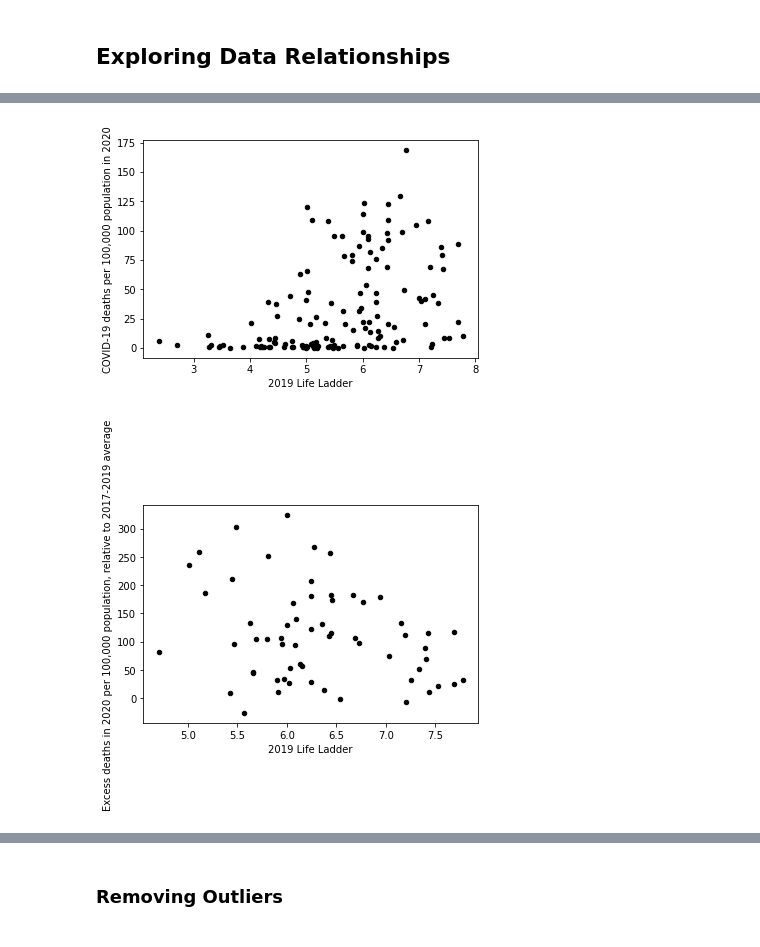
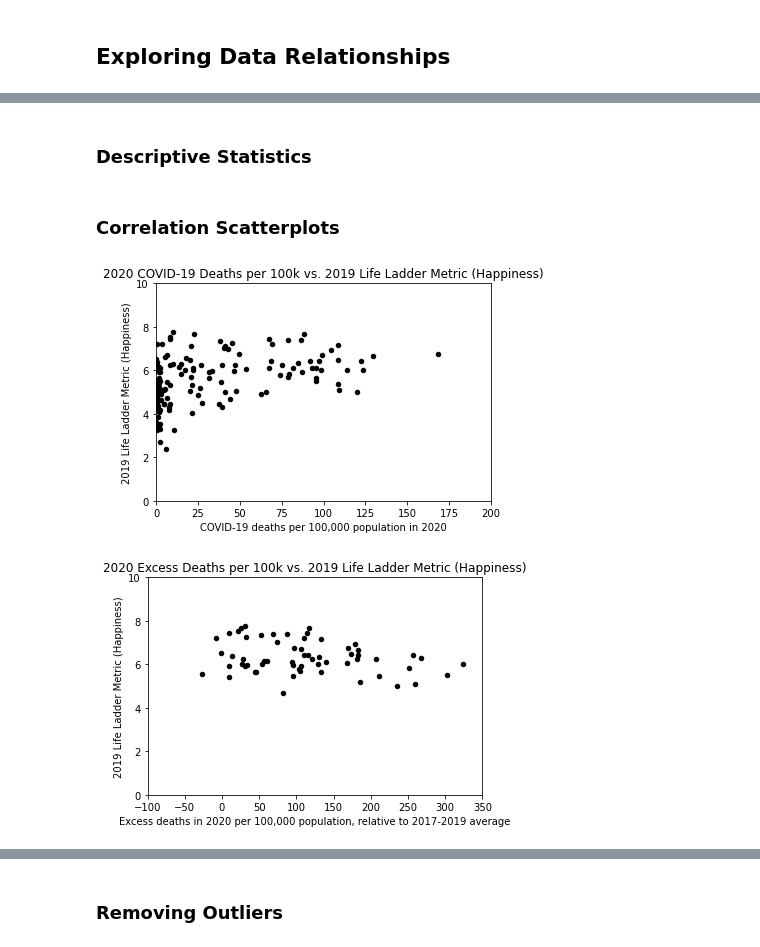
Before and after one commit to sydnipierce/butler-groupD-project1, a Jupyter notebook: Analysis/data_expl_cleansing.ipynb, the cells around one changed output, grey strips where cells are left out. Saved outputs shown, nothing was run; the diff lists cells and outputs as text; code cells hidden in the pictures.

Commit message:
Created scatter plots for relationships to death rate

```diff
--- a/Analysis/data_expl_cleansing.ipynb
+++ b/Analysis/data_expl_cleansing.ipynb
@@ -143,0 +143,2 @@ main_corr
+# %% [markdown]
+### Descriptive Statistics
@@ -144,17 +147,27 @@ main_corr
+# %% [markdown]
+### Correlation Scatterplots
 # %%
 # Examine relationships via scatter plots
 # Create scatter plot comparing happiness to death rate
-df.plot(kind='scatter',x='2019 Life Ladder',y='COVID-19 deaths per 100,000 population in 2020',color='black')
+df.plot(kind='scatter',x='COVID-19 deaths per 100,000 population in 2020',y='2019 Life Ladder',color='black')
+plt.title('2020 COVID-19 Deaths per 100k vs. 2019 Life Ladder Metric (Happiness)')
+plt.ylabel("2019 Life Ladder Metric (Happiness)")
+plt.xlim(0, 200)
+plt.ylim(0, 10)
 
 # Display the chart
 plt.show()
 # %% [output]
-[figure, old version]
+[figure, new version]
 # %%
 # Create scatter plot comparing happiness to excess deaths
-df.plot(kind='scatter',x='2019 Life Ladder',y='Excess deaths in 2020 per 100,000 population, relative to 2017-2019 average',color='black')
+df.plot(kind='scatter',x='Excess deaths in 2020 per 100,000 population, relative to 2017-2019 average',y='2019 Life Ladder',color='black')
+plt.title('2020 Excess Deaths per 100k vs. 2019 Life Ladder Metric (Happiness)')
+plt.ylabel("2019 Life Ladder Metric (Happiness)")
+plt.xlim(-100, 350)
+plt.ylim(0, 10)
 
 # Display the chart
 plt.show()
 # %% [output]
-[figure, old version]
+[figure, new version]
```
Also changed, not shown: parts of 9 cells of this notebook.
